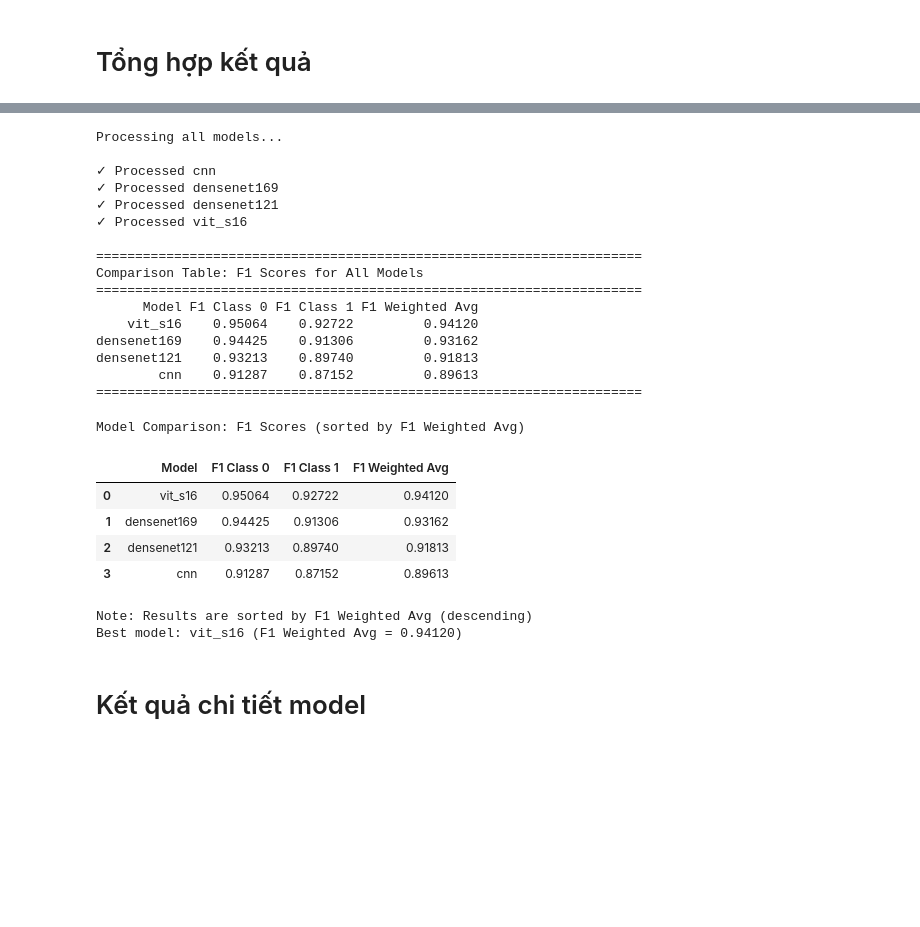
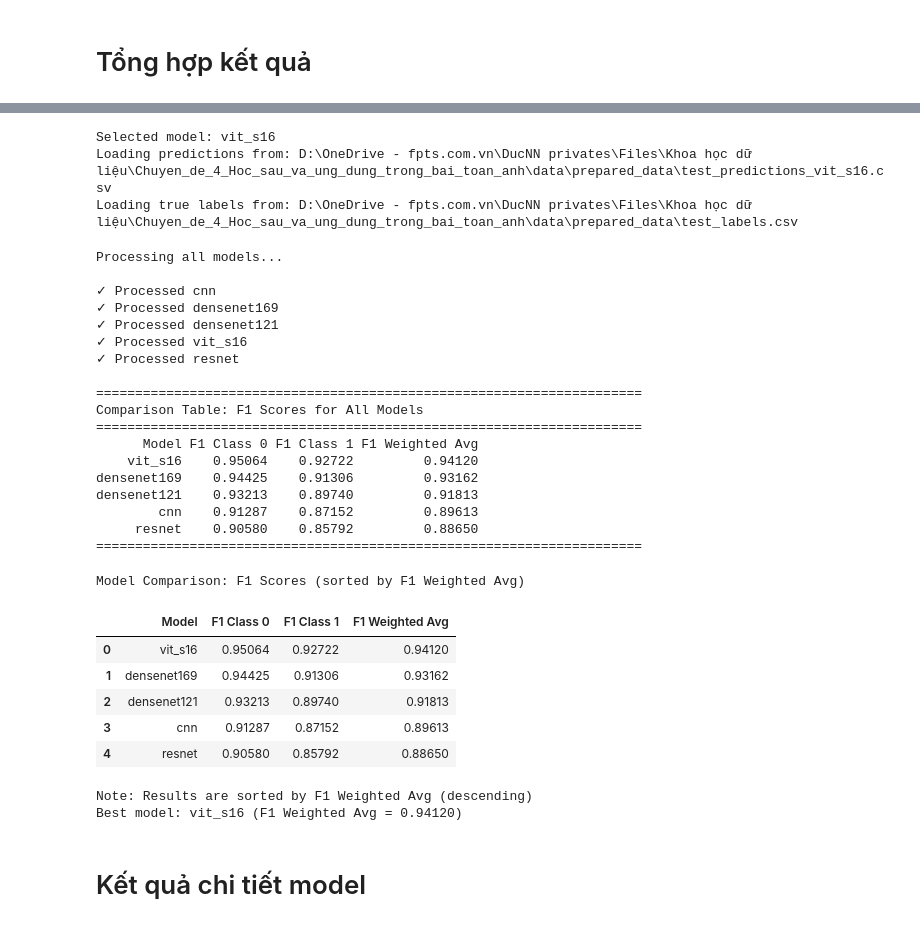
Before and after one commit to ducnguyen1014/seminar_4, a Jupyter notebook: results.ipynb, the cells around one changed output, grey strips where cells are left out. Saved outputs shown, nothing was run; the diff lists cells and outputs as text; code cells hidden in the pictures; blank space fills up the shorter version.

Commit message:
ADD: ResNet code and results

```diff
--- a/results.ipynb
+++ b/results.ipynb
@@ -14,11 +167,56 @@ from sklearn.metrics import classification_report, confusion_matrix, f1_score
+# %%
+# Configuration: Select which model results to analyze
+# Available models:
+# - "cnn" -> test_predictions_cnn.csv
+# - "densenet_val_False" -> test_predictions_densenet_val_False.csv
+# - "densenet_val_True" -> test_predictions_densenet_val_True.csv
+# - "densenet_val_True_furthertuning_False" -> test_predictions_densenet_val_True_furthertuning_False.csv
+
+MODEL_NAME = "vit_s16"  # Change this to switch between models
+
+# Data paths
+DATA_FOLDER = r"D:\OneDrive - fpts.com.vn\DucNN privates\Files\Khoa học dữ liệu\Chuyen_de_4_Hoc_sau_va_ung_dung_trong_bai_toan_anh\data\prepared_data"
+
+# Map model names to CSV filenames
+MODEL_TO_CSV = {
+    "cnn": "test_predictions_cnn.csv",
+    # "densenet_val_False": "test_predictions_densenet_val_False.csv",
+    # "densenet_val_True": "test_predictions_densenet_val_True.csv",
+    "densenet169": "test_predictions_densenet_val_True_furthertuning_False.csv",
+    "densenet121": "test_predictions_densenet121.csv",
+    "vit_s16": "test_predictions_vit_s16.csv",
+    "resnet": "test_predictions_resnet.csv",
+}
+
+# Get the prediction CSV filename
+pred_csv_filename = MODEL_TO_CSV.get(MODEL_NAME)
+if pred_csv_filename is None:
+    available_models = ", ".join(MODEL_TO_CSV.keys())
+    raise ValueError(
+        f"Unknown model name: {MODEL_NAME}. Available models: {available_models}"
+    )
+
+pred_csv_path = os.path.join(DATA_FOLDER, pred_csv_filename)
+test_labels_path = os.path.join(DATA_FOLDER, "test_labels.csv")
+
+print(f"Selected model: {MODEL_NAME}")
+print(f"Loading predictions from: {pred_csv_path}")
+print(f"Loading true labels from: {test_labels_path}")
+# %% [output]
+Selected model: vit_s16
+Loading predictions from: D:\OneDrive - fpts.com.vn\DucNN privates\Files\Khoa học dữ liệu\Chuyen_de_4_Hoc_sau_va_ung_dung_trong_bai_toan_anh\data\prepared_data\test_predictions_vit_s16.csv
+Loading true labels from: D:\OneDrive - fpts.com.vn\DucNN privates\Files\Khoa học dữ liệu\Chuyen_de_4_Hoc_sau_va_ung_dung_trong_bai_toan_anh\data\prepared_data\test_labels.csv
 # %%
 # Compare all models: Loop through all models and compute F1 scores
 DATA_FOLDER = r"D:\OneDrive - fpts.com.vn\DucNN privates\Files\Khoa học dữ liệu\Chuyen_de_4_Hoc_sau_va_ung_dung_trong_bai_toan_anh\data\prepared_data"
 
-test_labels_path = os.path.join(DATA_FOLDER, "test_labels.csv")
+# Default test labels path
+default_test_labels_path = os.path.join(DATA_FOLDER, "test_labels.csv")
+# ResNet uses a different test set
+resnet_test_labels_path = os.path.join(DATA_FOLDER, "test_labels_resnet.csv")
 
-# Load true labels once
-test_df = pd.read_csv(test_labels_path)
+# Load default true labels once (for most models)
+test_df = pd.read_csv(default_test_labels_path)
 
 # Store results for all models
 results_list = []
@@ -36,9 +234,17 @@ for model_name, csv_filename in MODEL_TO_CSV.items():
         # Load predictions
         pred_df = pd.read_csv(pred_csv_path)
 
+        # Use different labels file for ResNet model
+        if model_name == "resnet":
+            test_df_model = pd.read_csv(resnet_test_labels_path)
+        else:
+            test_df_model = test_df
+
         # Merge with true labels
-        if "label" in test_df.columns and "label" in pred_df.columns:
-            merged_df = test_df.merge(pred_df, on="id", suffixes=("_true", "_pred"))
+        if "label" in test_df_model.columns and "label" in pred_df.columns:
+            merged_df = test_df_model.merge(
+                pred_df, on="id", suffixes=("_true", "_pred")
+            )
             y_true = merged_df["label_true"].values
             y_pred = merged_df["label_pred"].values
 
@@ -108,33 +314,36 @@ if results_list:
 
     print("\nNote: Results are sorted by F1 Weighted Avg (descending)")
     print(
         f"Best model: {results_df.iloc[0]['Model']} (F1 Weighted Avg = {results_df.iloc[0]['F1 Weighted Avg']:.5f})"
     )
 else:
     print("No results to display.")
 # %% [output]
 Processing all models...
 
 ✓ Processed cnn
 ✓ Processed densenet169
 ✓ Processed densenet121
 ✓ Processed vit_s16
+✓ Processed resnet
 
 ======================================================================
 Comparison Table: F1 Scores for All Models
 ======================================================================
       Model F1 Class 0 F1 Class 1 F1 Weighted Avg
     vit_s16    0.95064    0.92722         0.94120
 densenet169    0.94425    0.91306         0.93162
 densenet121    0.93213    0.89740         0.91813
         cnn    0.91287    0.87152         0.89613
+     resnet    0.90580    0.85792         0.88650
 ======================================================================
 Model Comparison: F1 Scores (sorted by F1 Weighted Avg)
 |  | Model | F1 Class 0 | F1 Class 1 | F1 Weighted Avg |
 | 0 | vit_s16 | 0.95064 | 0.92722 | 0.94120 |
 | 1 | densenet169 | 0.94425 | 0.91306 | 0.93162 |
 | 2 | densenet121 | 0.93213 | 0.89740 | 0.91813 |
 | 3 | cnn | 0.91287 | 0.87152 | 0.89613 |
+| 4 | resnet | 0.90580 | 0.85792 | 0.88650 |
 Note: Results are sorted by F1 Weighted Avg (descending)
 Best model: vit_s16 (F1 Weighted Avg = 0.94120)
 # %% [markdown]
```
Also changed, not shown: parts of 3 cells of this notebook, 6 other files.
